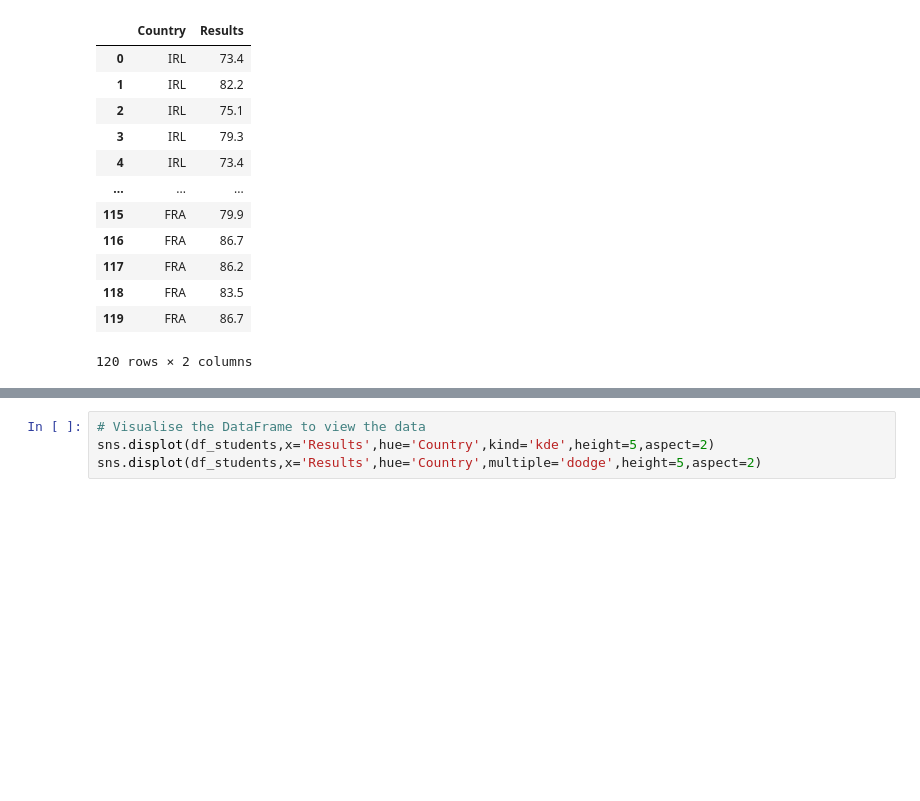
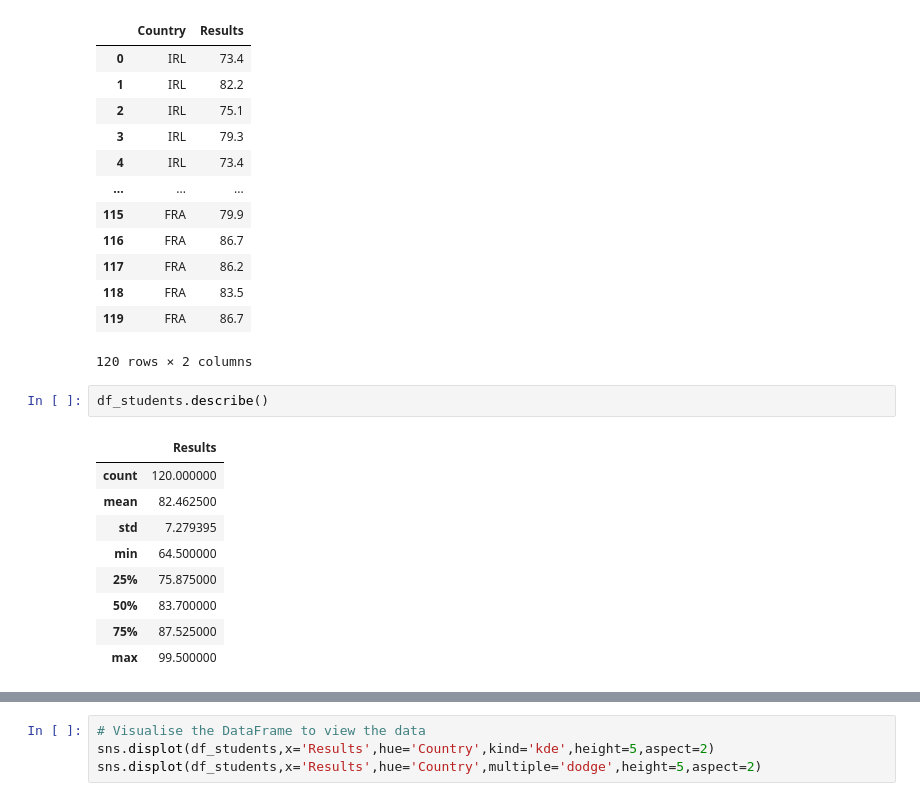
Before and after one commit to Deego88/MLS, a Jupyter notebook: Scipy-stats.ipynb, the cells around one changed output, grey strips where cells are left out. Cells and saved outputs as stored; diff of their text form; blank space fills up the shorter version.

```diff
--- a/Scipy-stats.ipynb
+++ b/Scipy-stats.ipynb
@@ -408,3 +408,15 @@ df_students
 | 118 | FRA | 83.5 |
 | 119 | FRA | 86.7 |
 120 rows × 2 columns
+# %%
+df_students.describe()
+# %% [output]
+|  | Results |
+| count | 120.000000 |
+| mean | 82.462500 |
+| std | 7.279395 |
+| min | 64.500000 |
+| 25% | 75.875000 |
+| 50% | 83.700000 |
+| 75% | 87.525000 |
+| max | 99.500000 |
```
Also changed, not shown: parts of 18 cells of this notebook.
